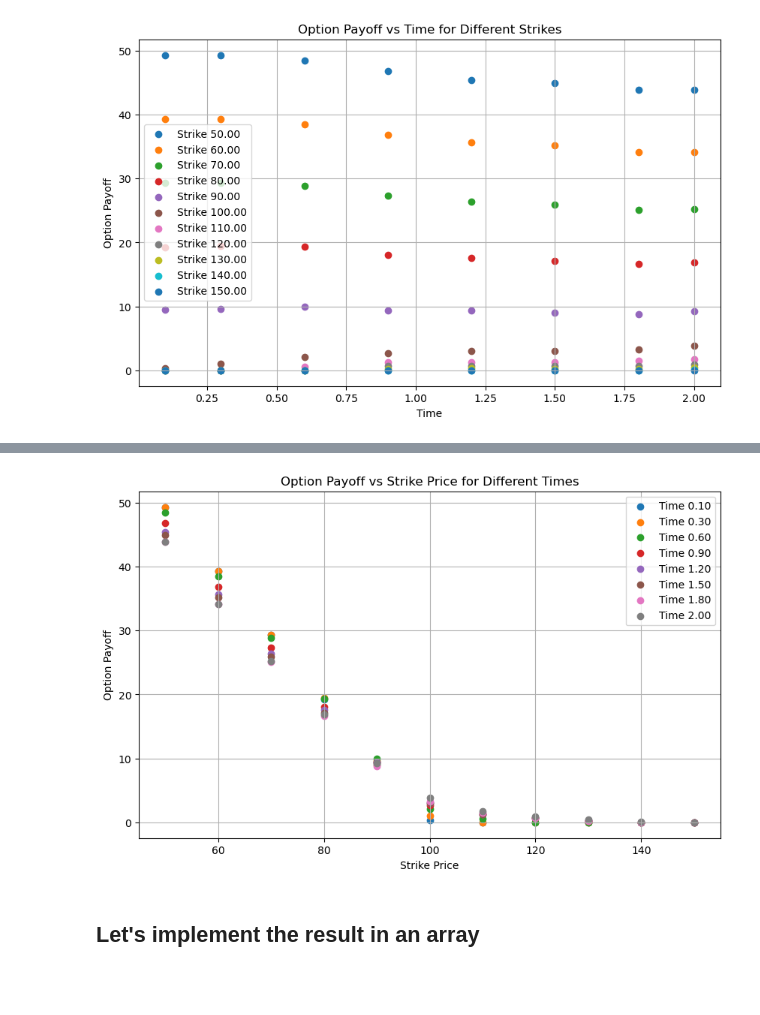
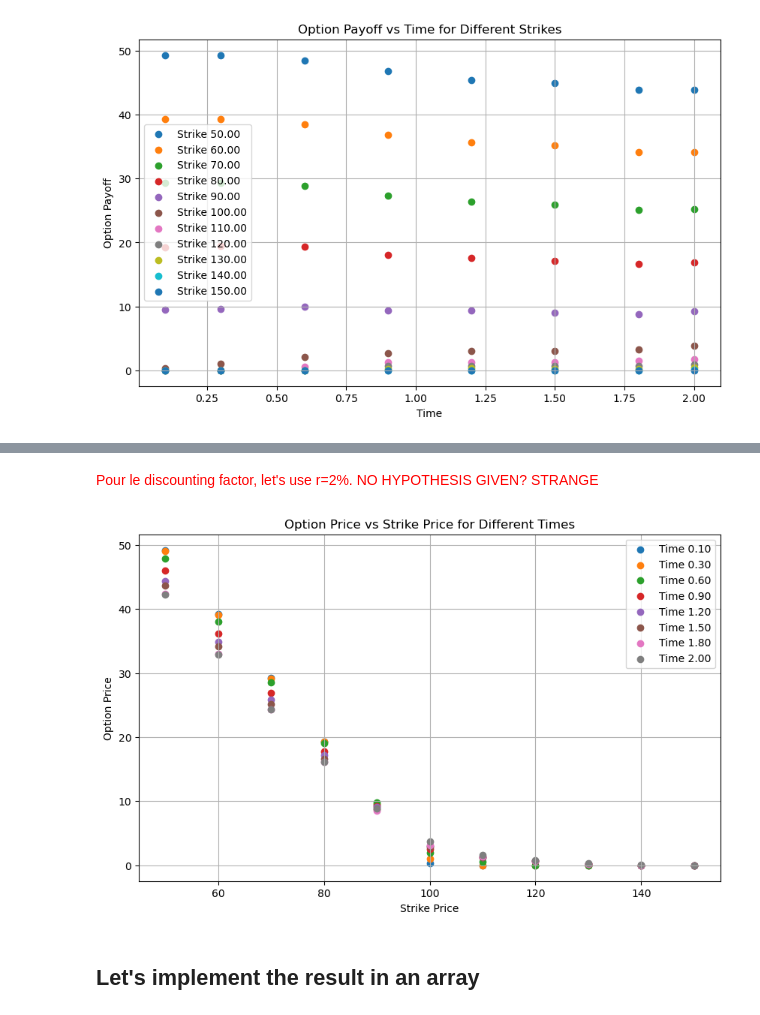
Before and after one commit to pottierc/Project_2f_bergomi, a Jupyter notebook: 01. Working_Space/Project_2f_bergomi.ipynb, the cells around one changed output, grey strips where cells are left out. Saved outputs shown, nothing was run; the diff lists cells and outputs as text; code cells hidden in the pictures; blank space fills up the shorter version.

Commit message:
Compute the action Price

```diff
--- a/01. Working_Space/Project_2f_bergomi.ipynb
+++ b/01. Working_Space/Project_2f_bergomi.ipynb
@@ -249,27 +249,30 @@ plt.show()
+# %% [markdown]
+<span style="color:red">Pour le discounting factor, let's use r=2%. NO HYPOTHESIS GIVEN? STRANGE</span>
 # %%
-# Assuming strikes and indices are already defined
-payoffs = {}
+r = 0.02
+
+prices = {}
 
 for time, index in indices.items():
-    payoffs[time] = []
+    prices[time] = []
     for strike in strikes:
-        payoff = np.mean(np.maximum(S[index] - strike, 0))
-        payoffs[time].append((strike, payoff))
+        price = np.exp(-r * time) * np.mean(np.maximum(S[index] - strike, 0))
+        prices[time].append((strike, price))
 
 # Plot the results
 plt.figure(figsize=(10, 6))
-for time, payoff_data in payoffs.items():
-    strikes, payoff_values = zip(*payoff_data)
-    plt.scatter(strikes, payoff_values, label=f'Time {time:.2f}')
+for time, prices_data in prices.items():
+    strikes, prices_values = zip(*prices_data)
+    plt.scatter(strikes, prices_values, label=f'Time {time:.2f}')
 
 plt.xlabel('Strike Price')
-plt.ylabel('Option Payoff')
-plt.title('Option Payoff vs Strike Price for Different Times')
+plt.ylabel('Option Price')
+plt.title('Option Price vs Strike Price for Different Times')
 plt.legend()
 plt.grid(True)
 plt.show()
 # %% [output]
-[figure, old version]
+[figure, new version]
 # %% [markdown]
 ## Let's implement the result in an array
 # %%
```
Also changed, not shown: parts of 3 cells of this notebook.
